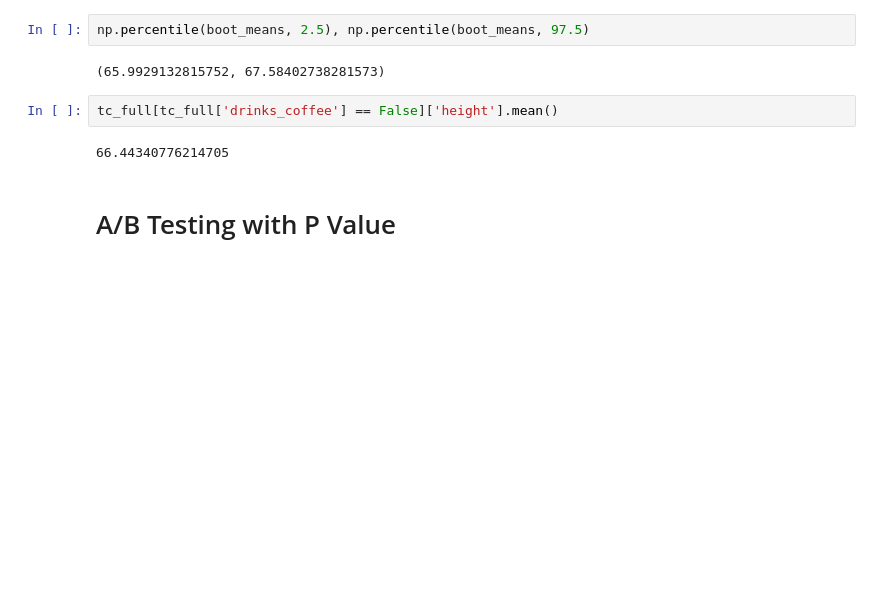
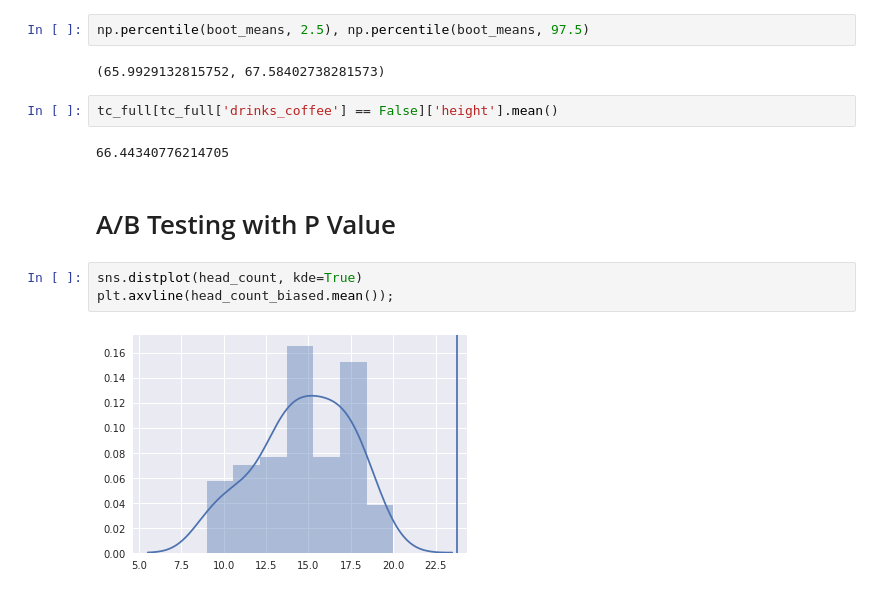
Before and after one commit to abhiksark/Google-Developer-Talk-NITRaipur, a Jupyter notebook: Probablity and Stats.ipynb, the cells around one changed output. Cells and saved outputs as stored; diff of their text form; blank space fills up the shorter version.

```diff
--- a/Probablity and Stats.ipynb
+++ b/Probablity and Stats.ipynb
@@ -157,3 +157,8 @@ tc_full[tc_full['drinks_coffee'] == False]['height'].mean()
 66.44340776214705
 # %% [markdown]
 # A/B Testing with P Value
+# %%
+sns.distplot(head_count, kde=True)
+plt.axvline(head_count_biased.mean());
+# %% [output]
+[figure, added]
```
Also changed, not shown: parts of 5 cells of this notebook.
